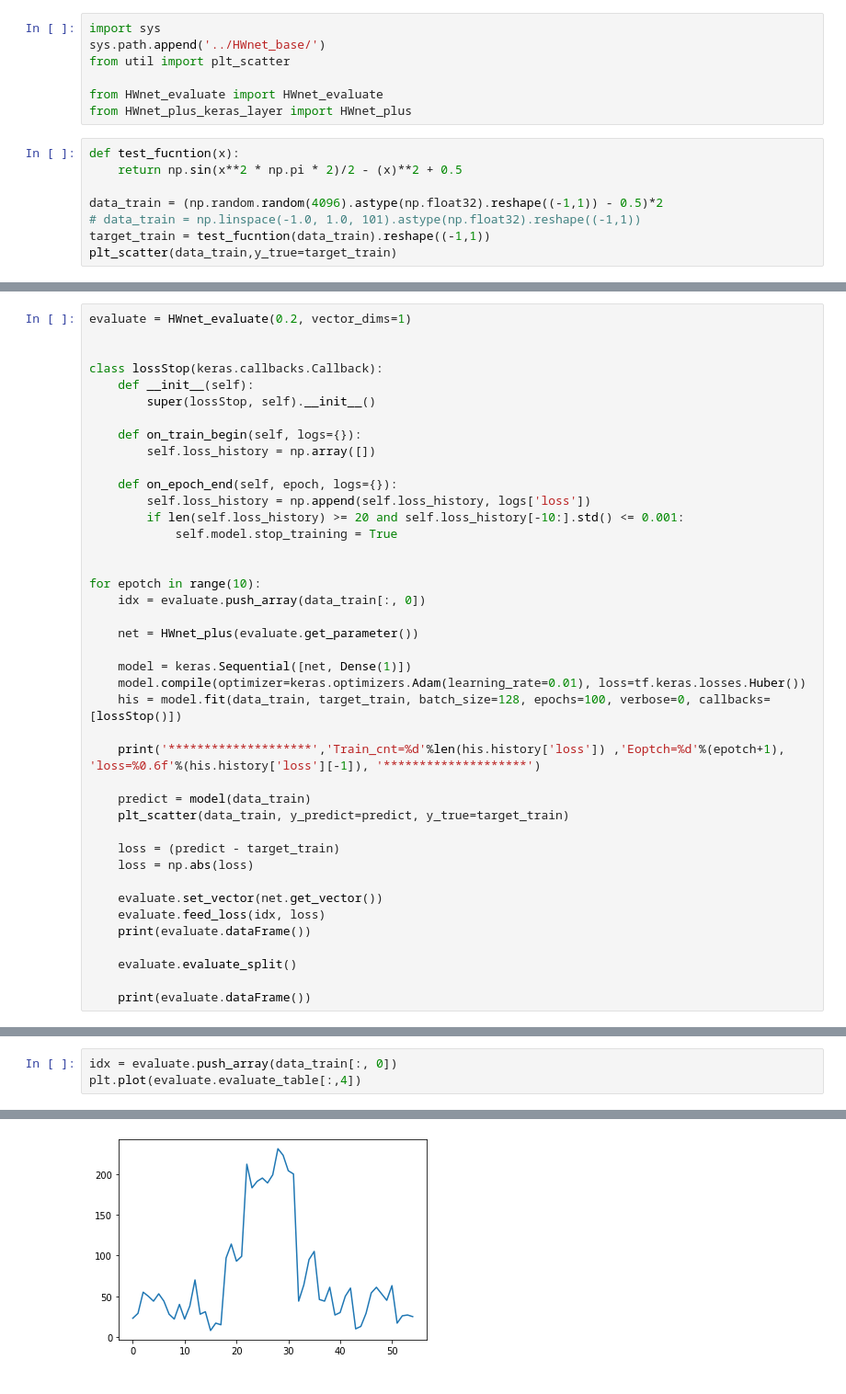
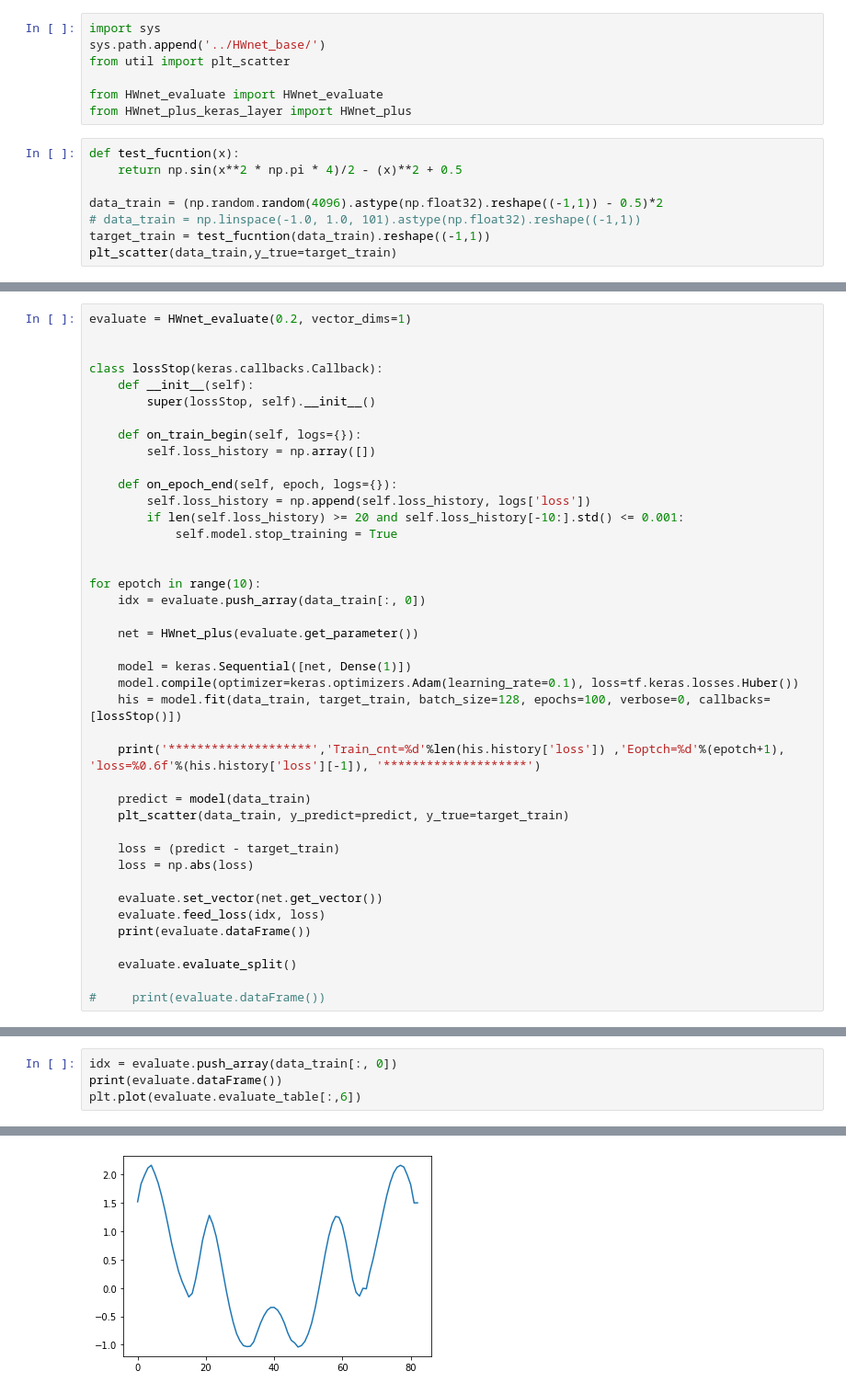
Before and after one commit to FFiot/HWnet, a Jupyter notebook: HWnet_plus/loss_feed_test.ipynb, the cells around one changed output, grey strips where cells are left out. Shown: that part at 92% size. Saved outputs shown, nothing was run; the diff lists cells and outputs as text.

```diff
--- a/HWnet_plus/loss_feed_test.ipynb
+++ b/HWnet_plus/loss_feed_test.ipynb
@@ -14,7 +14,7 @@ from HWnet_evaluate import HWnet_evaluate
 from HWnet_plus_keras_layer import HWnet_plus
 # %%
 def test_fucntion(x):
-    return np.sin(x**2 * np.pi * 2)/2 - (x)**2 + 0.5
+    return np.sin(x**2 * np.pi * 4)/2 - (x)**2 + 0.5
 
 data_train = (np.random.random(4096).astype(np.float32).reshape((-1,1)) - 0.5)*2
 # data_train = np.linspace(-1.0, 1.0, 101).astype(np.float32).reshape((-1,1))
@@ -45,7 +45,7 @@ for epotch in range(10):
     net = HWnet_plus(evaluate.get_parameter())
 
     model = keras.Sequential([net, Dense(1)])
-    model.compile(optimizer=keras.optimizers.Adam(learning_rate=0.01), loss=tf.keras.losses.Huber())
+    model.compile(optimizer=keras.optimizers.Adam(learning_rate=0.1), loss=tf.keras.losses.Huber())
     his = model.fit(data_train, target_train, batch_size=128, epochs=100, verbose=0, callbacks=[lossStop()])
 
     print('********************','Train_cnt=%d'%len(his.history['loss']) ,'Eoptch=%d'%(epotch+1), 'loss=%0.6f'%(his.history['loss'][-1]), '********************')
@@ -62,5 +62,5 @@ for epotch in range(10):
 
     evaluate.evaluate_split()
 
-    print(evaluate.dataFrame())
+#     print(evaluate.dataFrame())
 # %% [output]
@@ -159,5 +150,6 @@ for epotch in range(10):
 ... (9 outputs left out)
 # %%
 idx = evaluate.push_array(data_train[:, 0])
-plt.plot(evaluate.evaluate_table[:,4])
+print(evaluate.dataFrame())
+plt.plot(evaluate.evaluate_table[:,6])
 # %% [output]
@@ -165 +171 @@ plt.plot(evaluate.evaluate_table[:,4])
-[figure, old version]
+[figure, new version]
```
Also changed, not shown: parts of 3 cells of this notebook, 3 other files.
